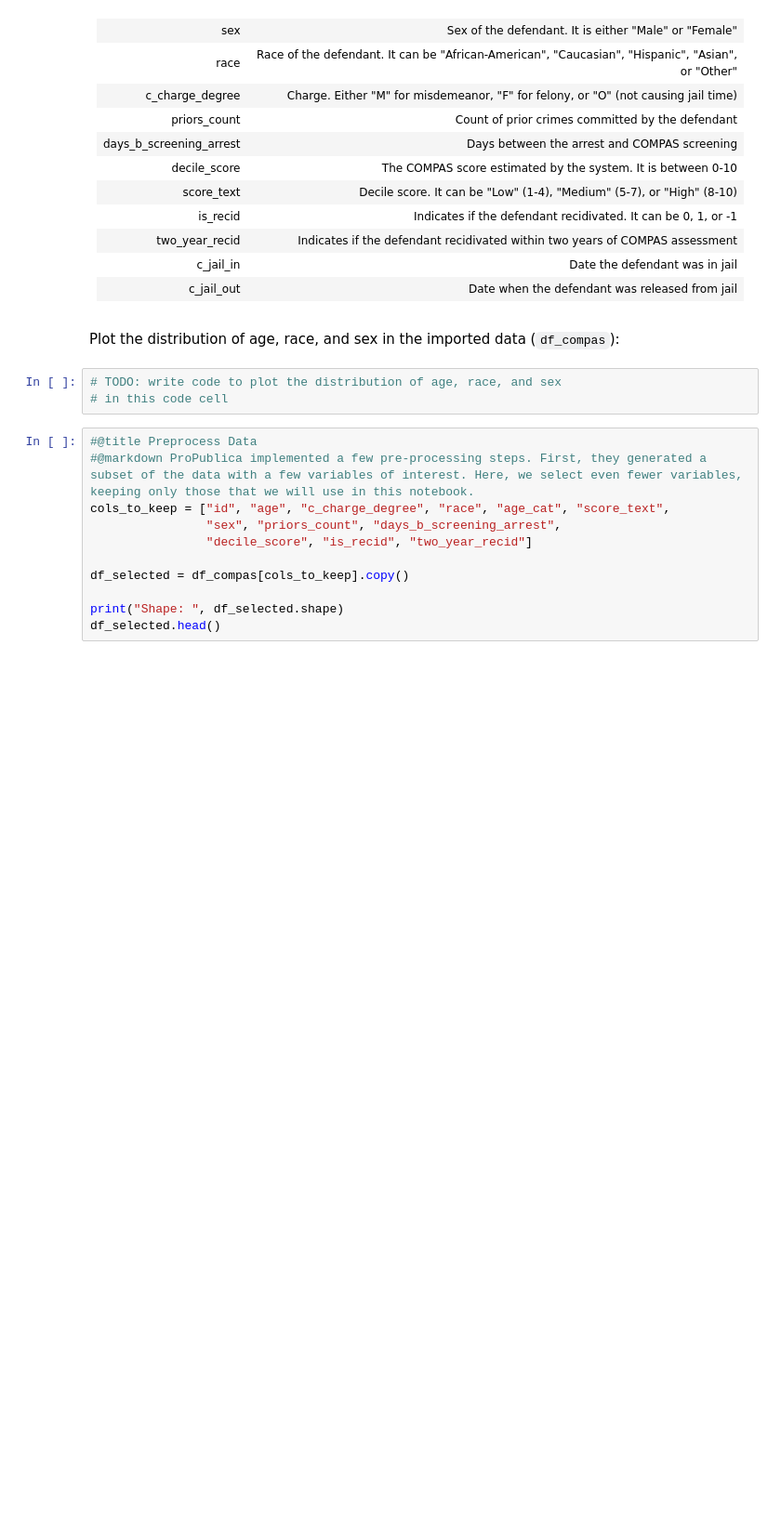
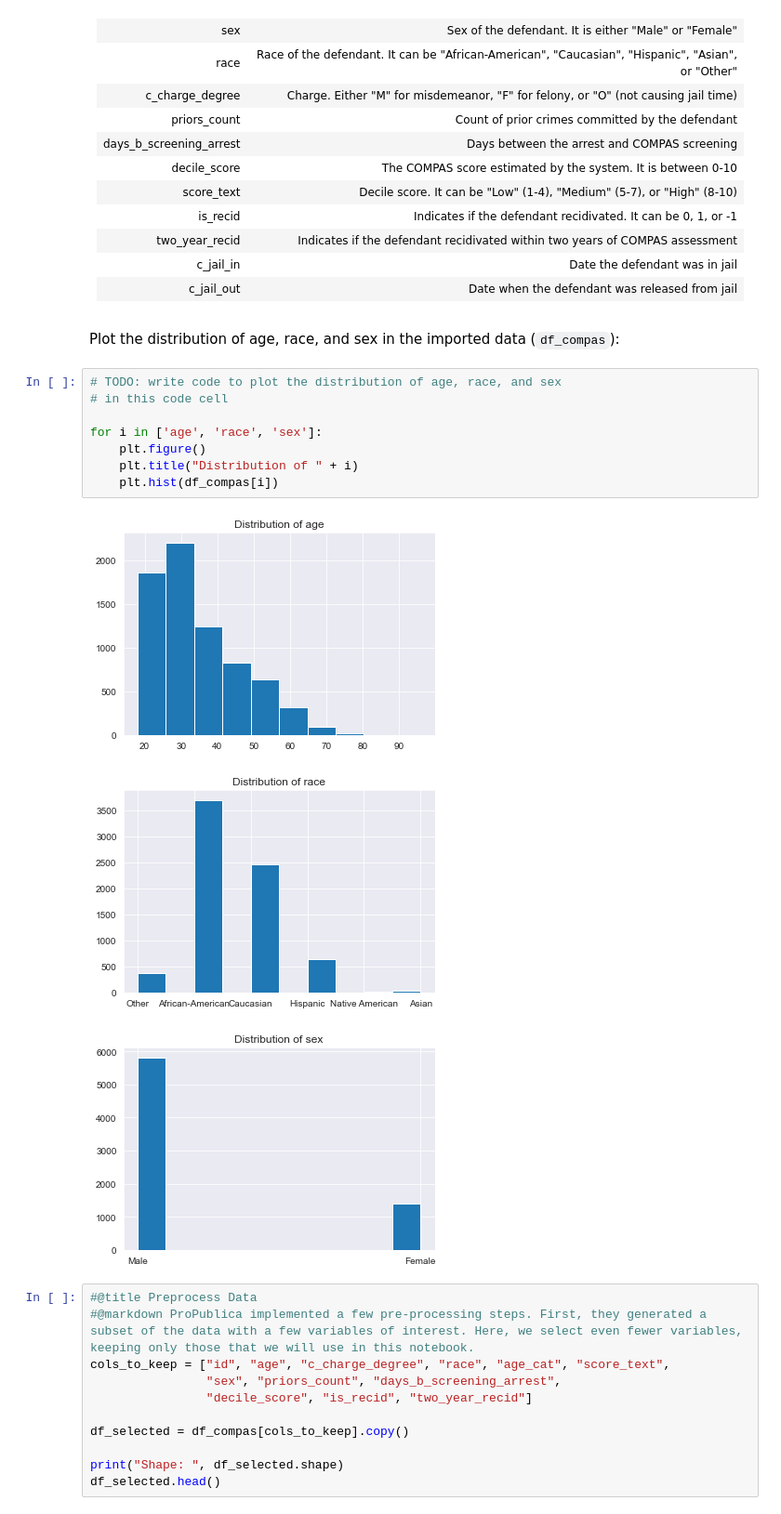
Before and after one commit to yihaozhong/Data_Fairness_Project, a Jupyter notebook: lab_1_student.ipynb, the cells around one changed output. Shown at 93% size. Saved outputs shown, nothing was run; the diff lists cells and outputs as text; blank space fills up the shorter version.

```diff
--- a/lab_1_student.ipynb
+++ b/lab_1_student.ipynb
@@ -105,6 +105,15 @@
 # %%
 # TODO: write code to plot the distribution of age, race, and sex
 # in this code cell
+
+for i in ['age', 'race', 'sex']:
+    plt.figure()
+    plt.title("Distribution of " + i)
+    plt.hist(df_compas[i])
+# %% [output]
+[figure, added]
+[figure, added]
+[figure, added]
 # %%
 #@title Preprocess Data
 #@markdown ProPublica implemented a few pre-processing steps. First, they generated a subset of the data with a few variables of interest. Here, we select even fewer variables, keeping only those that we will use in this notebook.
```
Also changed, not shown: parts of 18 cells of this notebook.
